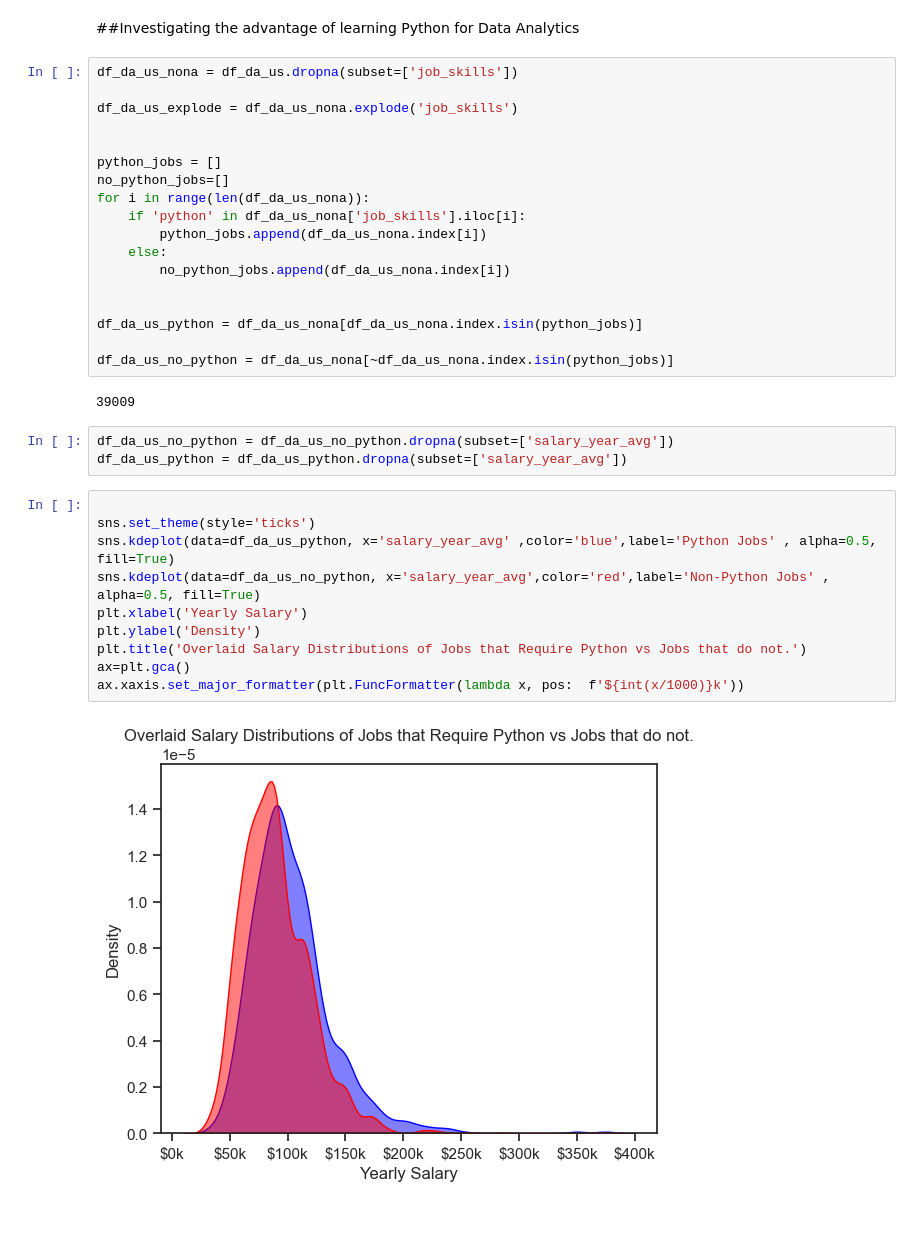
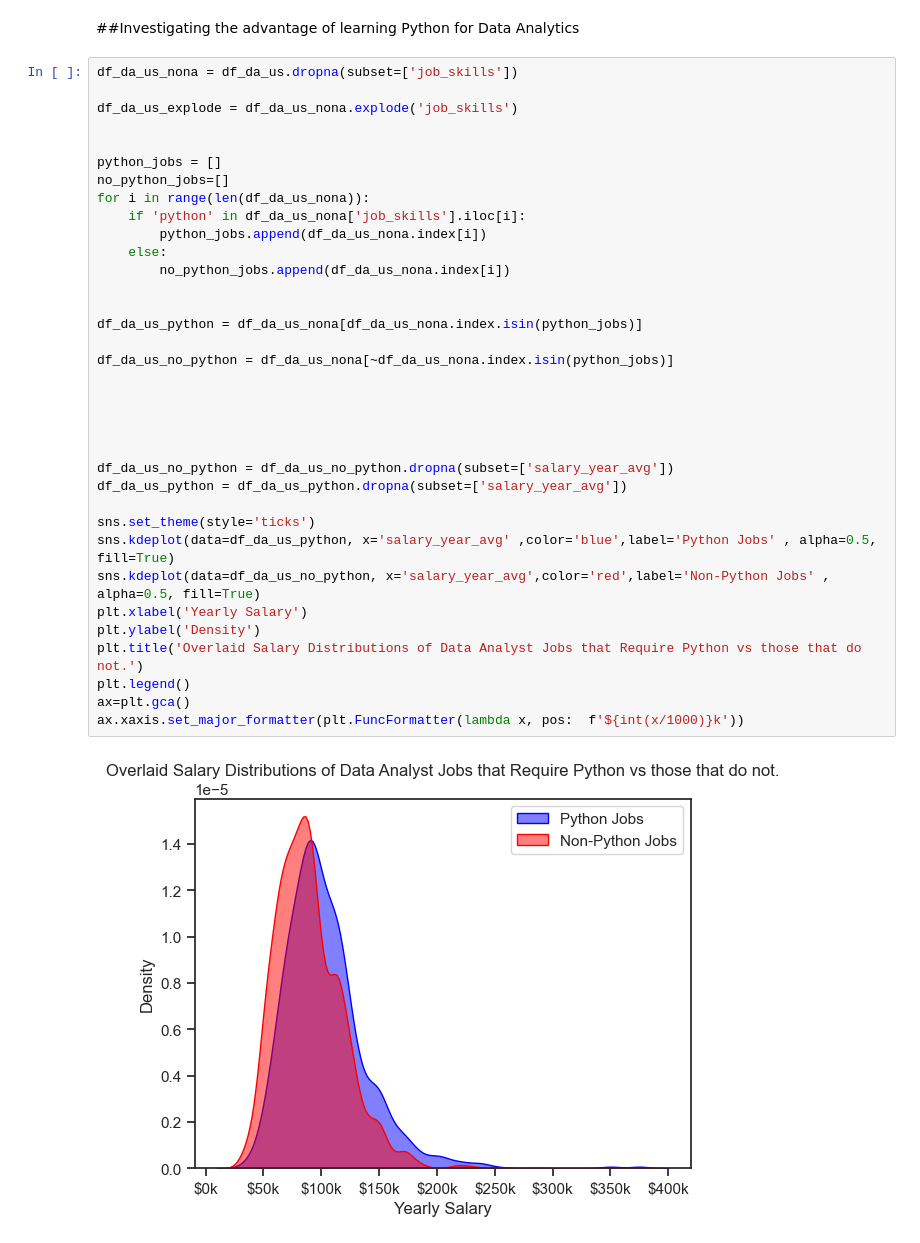
Before and after one commit to dylansti02/python_data_project, a Jupyter notebook: 3_project/1_eda_intro.ipynb, the cells around one changed output. Drawn from its saved outputs; the diff is of its cells as text.

```diff
--- a/3_project/1_eda_intro.ipynb
+++ b/3_project/1_eda_intro.ipynb
@@ -100,35 +100,37 @@ import statistics
 # %%
 df_da_us_nona = df_da_us.dropna(subset=['job_skills'])
 
 df_da_us_explode = df_da_us_nona.explode('job_skills')
 
 
 python_jobs = []
 no_python_jobs=[]
 for i in range(len(df_da_us_nona)):
     if 'python' in df_da_us_nona['job_skills'].iloc[i]:
         python_jobs.append(df_da_us_nona.index[i])
     else:
         no_python_jobs.append(df_da_us_nona.index[i])
 
 
 df_da_us_python = df_da_us_nona[df_da_us_nona.index.isin(python_jobs)]
 
 df_da_us_no_python = df_da_us_nona[~df_da_us_nona.index.isin(python_jobs)]
+
+
+
+
+
+df_da_us_no_python = df_da_us_no_python.dropna(subset=['salary_year_avg'])
+df_da_us_python = df_da_us_python.dropna(subset=['salary_year_avg'])
+
+sns.set_theme(style='ticks')
+sns.kdeplot(data=df_da_us_python, x='salary_year_avg' ,color='blue',label='Python Jobs' , alpha=0.5, fill=True)
+sns.kdeplot(data=df_da_us_no_python, x='salary_year_avg',color='red',label='Non-Python Jobs' , alpha=0.5, fill=True)
+plt.xlabel('Yearly Salary')
+plt.ylabel('Density')
+plt.title('Overlaid Salary Distributions of Data Analyst Jobs that Require Python vs those that do not.')
+plt.legend()
+ax=plt.gca()
+ax.xaxis.set_major_formatter(plt.FuncFormatter(lambda x, pos:  f'${int(x/1000)}k'))
 # %% [output]
-39009
+[figure, added]
-# %%
-df_da_us_no_python = df_da_us_no_python.dropna(subset=['salary_year_avg'])
-df_da_us_python = df_da_us_python.dropna(subset=['salary_year_avg'])
-# %%
-
-sns.set_theme(style='ticks')
-sns.kdeplot(data=df_da_us_python, x='salary_year_avg' ,color='blue',label='Python Jobs' , alpha=0.5, fill=True)
-sns.kdeplot(data=df_da_us_no_python, x='salary_year_avg',color='red',label='Non-Python Jobs' , alpha=0.5, fill=True)
-plt.xlabel('Yearly Salary')
-plt.ylabel('Density')
-plt.title('Overlaid Salary Distributions of Jobs that Require Python vs Jobs that do not.')
-ax=plt.gca()
-ax.xaxis.set_major_formatter(plt.FuncFormatter(lambda x, pos:  f'${int(x/1000)}k'))
-# %% [output]
-[figure, removed]
```
Also changed, not shown: parts of 6 cells of this notebook, 4 other files.
